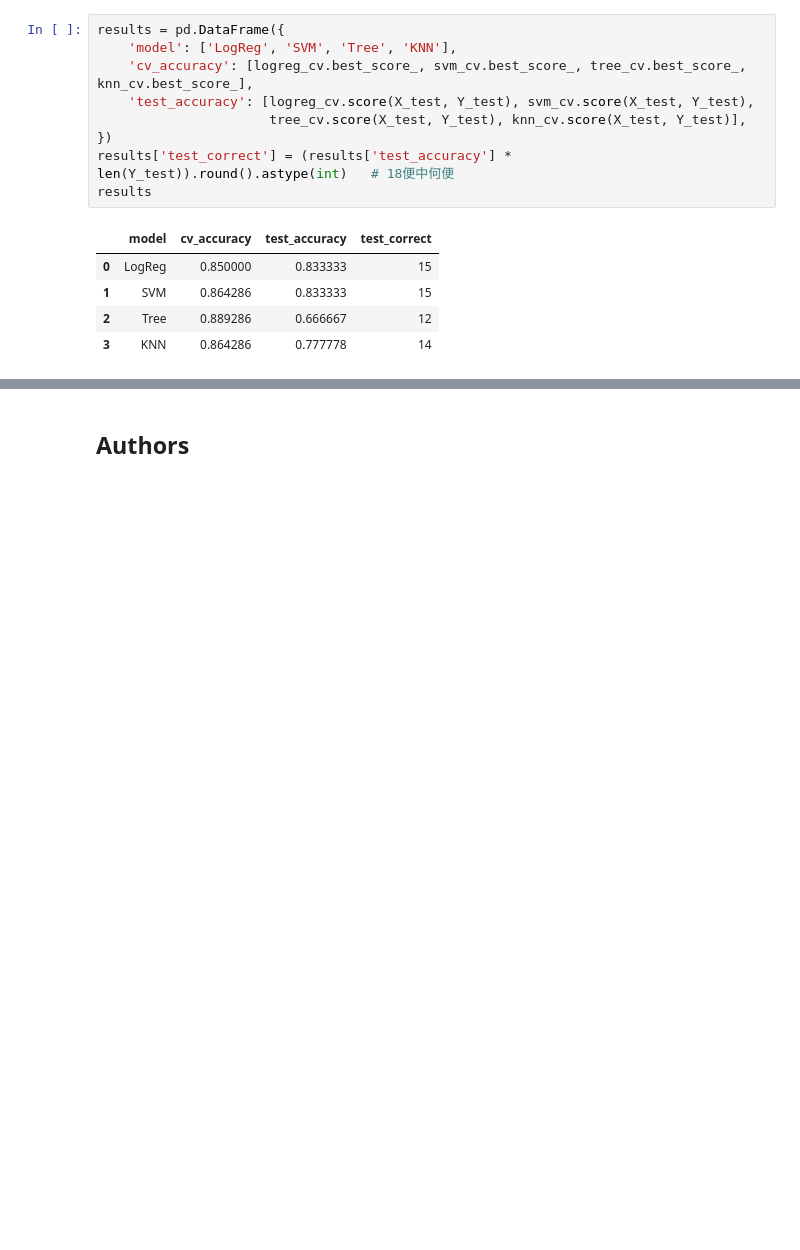
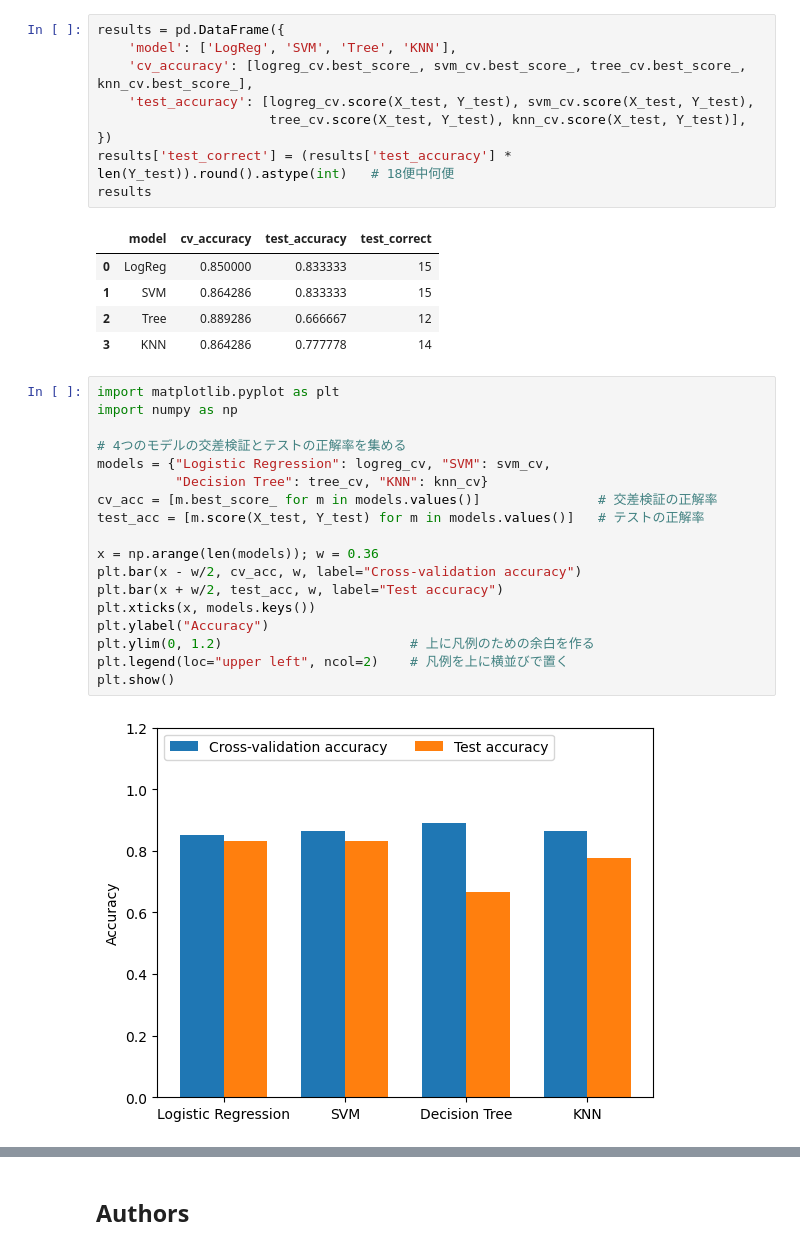
Before and after one commit to hokuamadata/spacex-falcon9-landing-prediction, a Jupyter notebook: 08_machine_learning_prediction.ipynb, the cells around one changed output, grey strips where cells are left out. Drawn from its saved outputs; the diff is of its cells as text; blank space fills up the shorter version.

```diff
--- a/08_machine_learning_prediction.ipynb
+++ b/08_machine_learning_prediction.ipynb
@@ -438,6 +438,26 @@ results
 | 1 | SVM | 0.864286 | 0.833333 | 15 |
 | 2 | Tree | 0.889286 | 0.666667 | 12 |
 | 3 | KNN | 0.864286 | 0.777778 | 14 |
+# %%
+import matplotlib.pyplot as plt
+import numpy as np
+
+# 4つのモデルの交差検証とテストの正解率を集める
+models = {"Logistic Regression": logreg_cv, "SVM": svm_cv,
+          "Decision Tree": tree_cv, "KNN": knn_cv}
+cv_acc = [m.best_score_ for m in models.values()]               # 交差検証の正解率
+test_acc = [m.score(X_test, Y_test) for m in models.values()]   # テストの正解率
+
+x = np.arange(len(models)); w = 0.36
+plt.bar(x - w/2, cv_acc, w, label="Cross-validation accuracy")
+plt.bar(x + w/2, test_acc, w, label="Test accuracy")
+plt.xticks(x, models.keys())
+plt.ylabel("Accuracy")
+plt.ylim(0, 1.2)                        # 上に凡例のための余白を作る
+plt.legend(loc="upper left", ncol=2)    # 凡例を上に横並びで置く
+plt.show()
+# %% [output]
+[figure, added]
 # %% [markdown]
 On test accuracy, logistic regression and SVM tied (15 of 18 flights) and outperformed the decision tree and KNN.
 On cross-validation accuracy, the decision tree was the highest, but its lead over SVM and KNN was small (about 2.5 percentage points).
```
Also changed, not shown: parts of 3 cells of this notebook.
